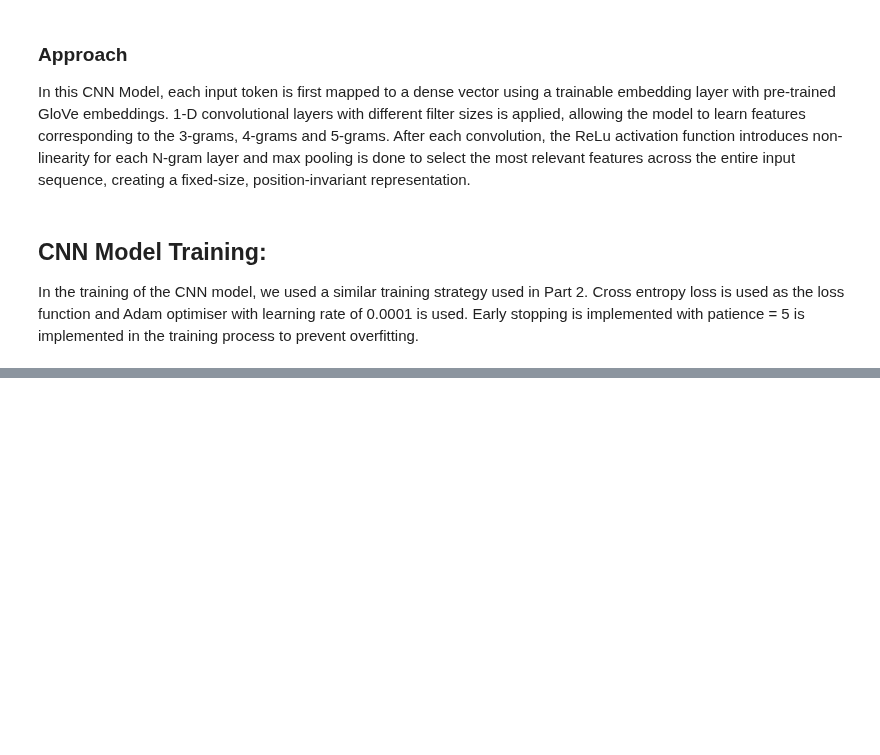
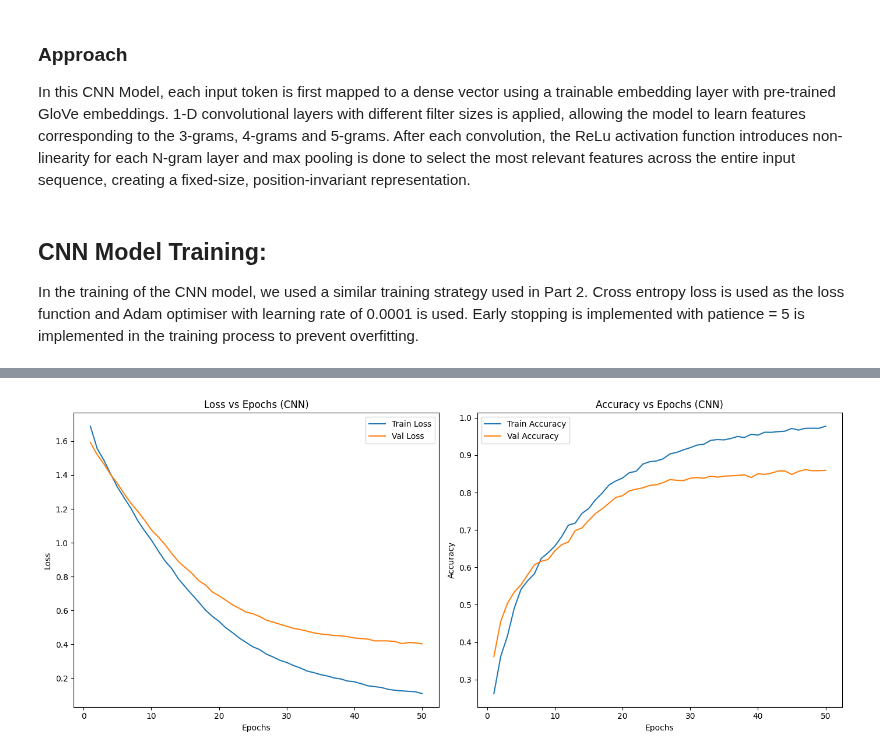
Before and after one commit to rachieeek/SC4002-NLP, a Jupyter notebook: Part3_2_CNN.ipynb, the cells around one changed output, grey strips where cells are left out. Saved outputs shown, nothing was run; the diff lists cells and outputs as text; code cells hidden in the pictures; blank space fills up the shorter version.

```diff
--- a/Part3_2_CNN.ipynb
+++ b/Part3_2_CNN.ipynb
@@ -480,0 +566,15 @@ plt.show()
+# %%
+history, (best_val_acc, epochs_ran) = train_cnn_with_early_stopping(
+    cnn_model,
+    train_iter,
+    valid_iter,
+    optimizer,
+    criterion,
+    device=DEVICE,
+    epochs=EPOCHS,
+    patience=5,
+    save_path="cnn_best.pt",
+    grad_clip=1.0
+)
+
+print("Best Val Acc:", best_val_acc, "| Epochs:", epochs_ran)
@@ -480,0 +617,29 @@ plt.show()
+# %%
+import matplotlib.pyplot as plt
+
+epochs = range(1, len(history["train_loss"]) + 1)
+
+plt.figure(figsize=(14, 6))
+
+# ---- Left: Loss vs Epochs ----
+plt.subplot(1, 2, 1)
+plt.plot(epochs, history["train_loss"], label="Train Loss")
+plt.plot(epochs, history["val_loss"], label="Val Loss")
+plt.xlabel("Epochs")
+plt.ylabel("Loss")
+plt.title("Loss vs Epochs (CNN)")
+plt.legend()
+
+# ---- Right: Accuracy vs Epochs ----
+plt.subplot(1, 2, 2)
+plt.plot(epochs, history["train_acc"], label="Train Accuracy")
+plt.plot(epochs, history["val_acc"], label="Val Accuracy")
+plt.xlabel("Epochs")
+plt.ylabel("Accuracy")
+plt.title("Accuracy vs Epochs (CNN)")
+plt.legend()
+
+plt.tight_layout()
+plt.show()
+# %% [output]
+[figure, added]
```
Also changed, not shown: parts of 12 cells of this notebook.
